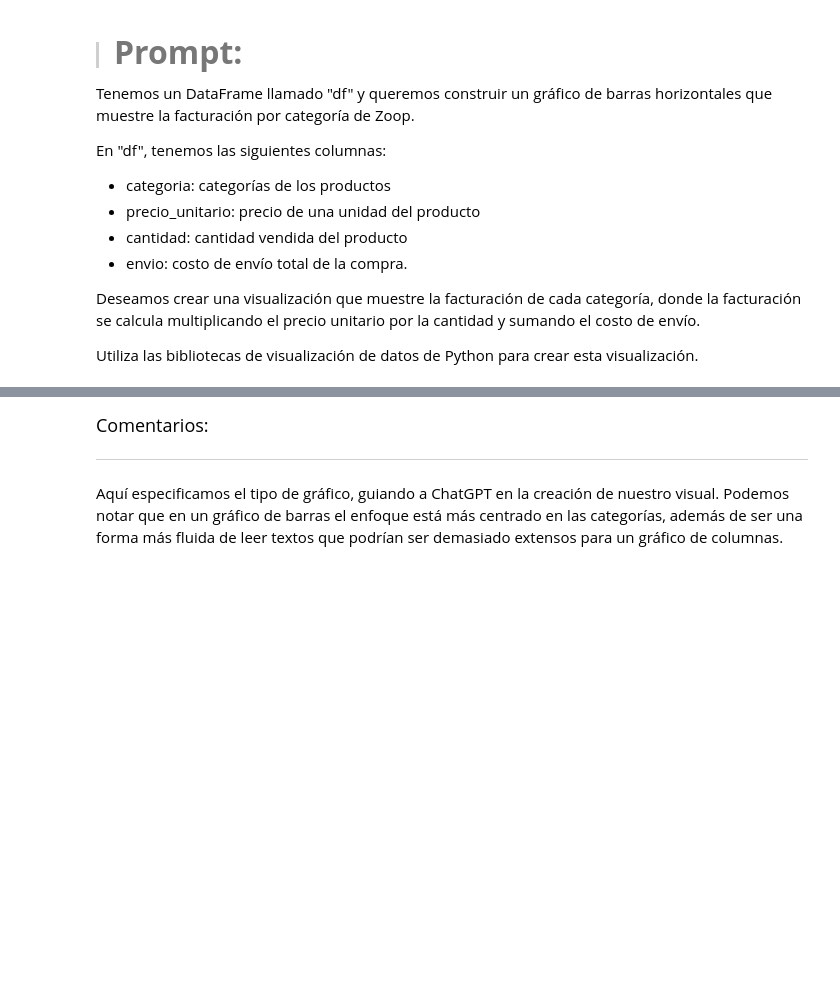
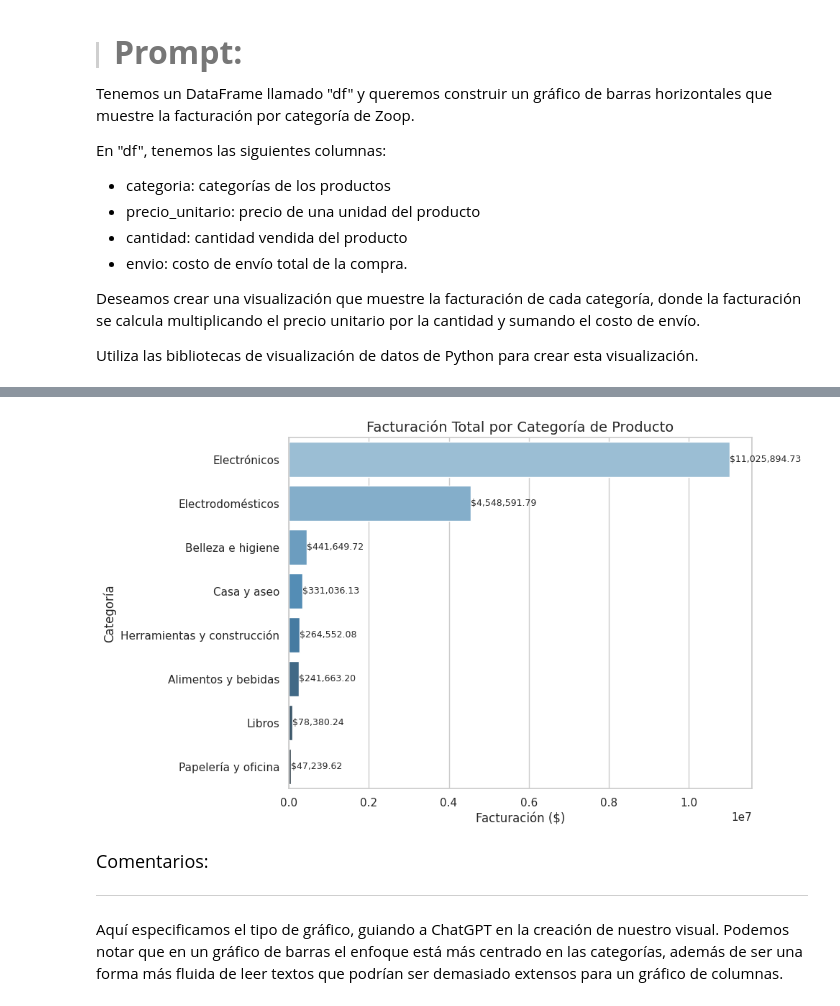
Before and after one commit to Nataliahfk/IA_aplicada_a_ciencia_de_datos, a Jupyter notebook: IA_aplicada_a_ciencia_de_datos.ipynb, the cells around one changed output, grey strips where cells are left out. Cells and saved outputs as stored; diff of their text form; code cells hidden in the pictures; blank space fills up the shorter version.

```diff
--- a/IA_aplicada_a_ciencia_de_datos.ipynb
+++ b/IA_aplicada_a_ciencia_de_datos.ipynb
@@ -980,3 +980,8 @@ En "df", tenemos las siguientes columnas:
 Deseamos crear una visualización que muestre la facturación de cada categoría, donde la facturación se calcula multiplicando el precio unitario por la cantidad y sumando el costo de envío.
 
 Utiliza las bibliotecas de visualización de datos de Python para crear esta visualización.
+# %%
+# 🧮 Paso 1: Calcular la facturación por fila
+# Crear una nueva columna de facturación por compra
+df_unificado['facturacion'] = (df_unificado['precio_unitario'] * df_unificado['cantidad']) + df_unificado['envio']
+df_unificado
@@ -982,0 +1002,5 @@ Utiliza las bibliotecas de visualización de datos de Python para crear esta vis
+# %%
+# 📊 Paso 2: Agrupar por categoría y sumar la facturación
+# Agrupar y sumar la facturación por categoría
+facturacion_categoria = df_unificado.groupby('categoria')['facturacion'].sum().sort_values(ascending=False).reset_index()
+facturacion_categoria
@@ -983,3 +1017,29 @@ Utiliza las bibliotecas de visualización de datos de Python para crear esta vis
+# %%
+# 📈 Paso 3: Crear gráfico de barras horizontales
+
+import matplotlib.pyplot as plt
+import seaborn as sns
+
+# Estilo visual
+sns.set(style="whitegrid")
+
+# Crear la figura
+plt.figure(figsize=(10, 6))
+ax = sns.barplot(data=facturacion_categoria, y='categoria', x='facturacion', palette='Blues_d')
+
+# Títulos y etiquetas
+plt.title('Facturación Total por Categoría de Producto', fontsize=14)
+plt.xlabel('Facturación ($)')
+plt.ylabel('Categoría')
+
+# Agregar etiquetas con los valores en cada barra
+for i, valor in enumerate(facturacion_categoria['facturacion']):
+    ax.text(valor, i, f"${valor:,.2f}", va='center', ha='left', fontsize=9)
+
+plt.tight_layout()
+plt.show()
+# %% [output]
+[figure, added]
 # %% [markdown]
 <font color="7b71ff" size=4> Comentarios: </font>
 
```
Also changed, not shown: parts of 4 cells of this notebook.
